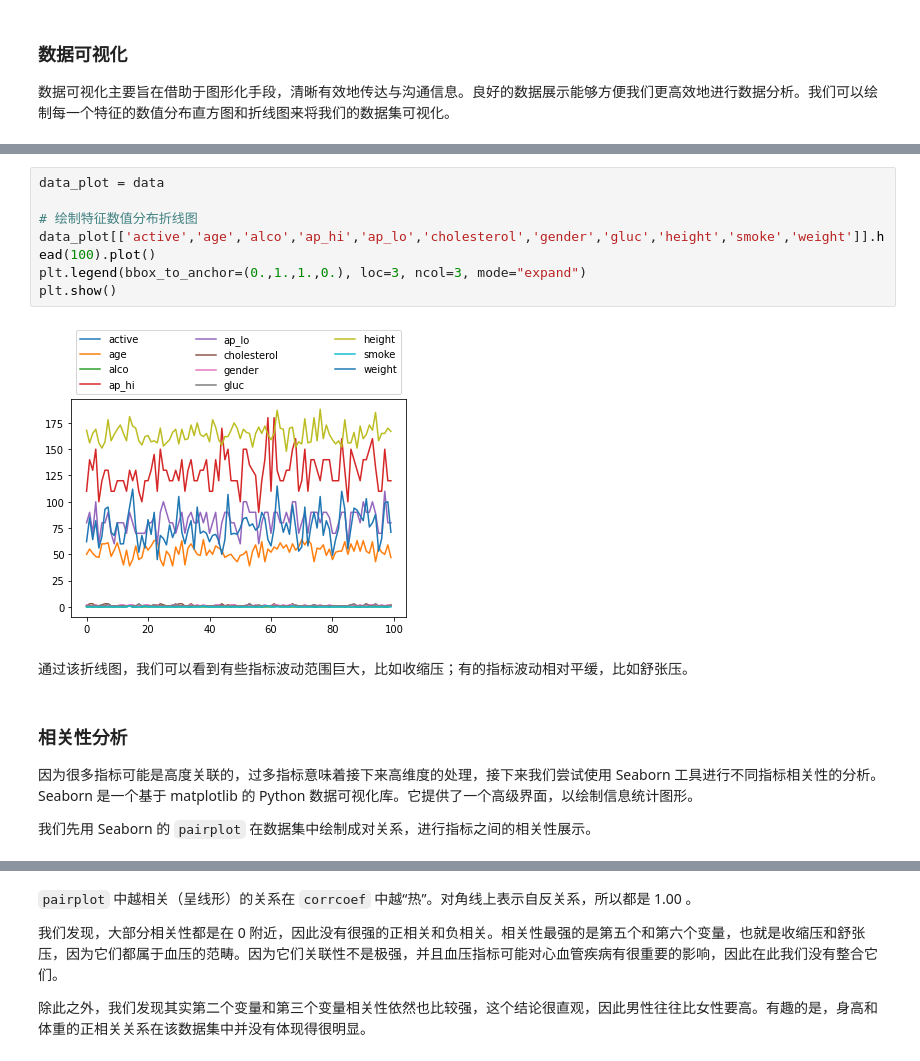
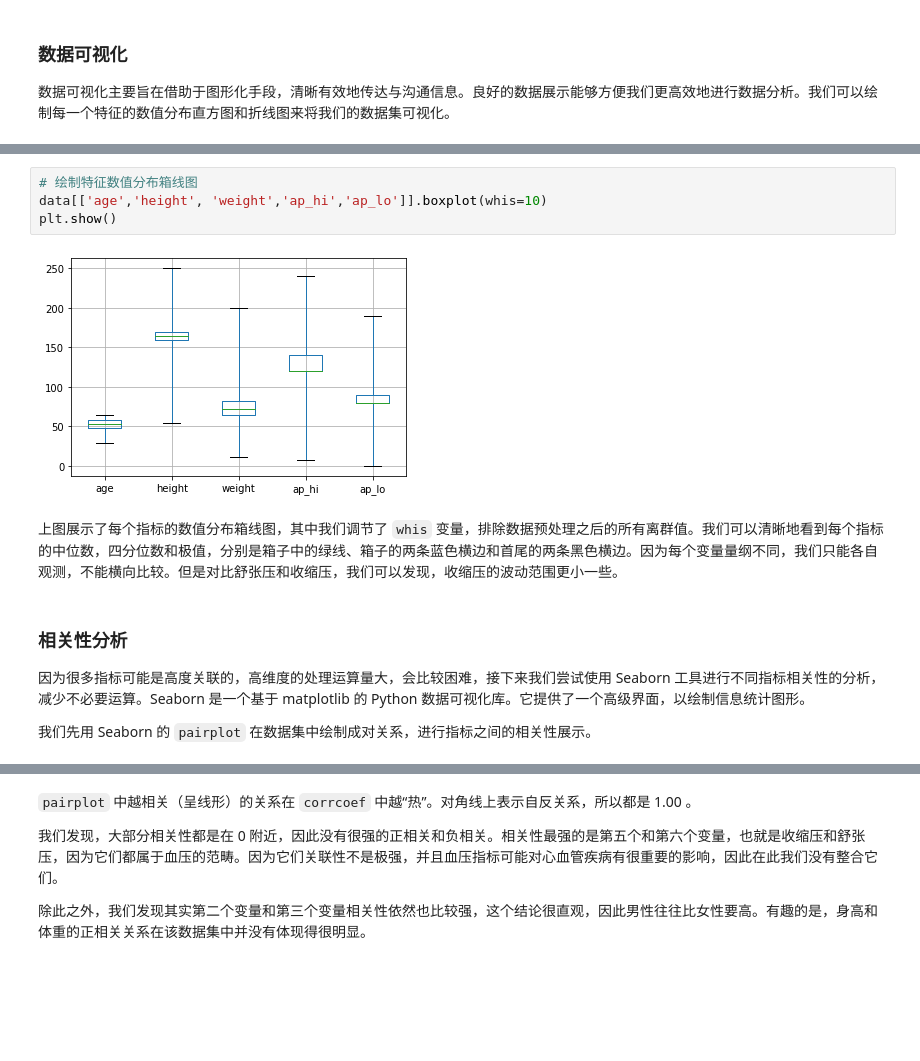
Before and after one commit to LovelyBuggies/Python_Cardiovascular_Disease_Predict, a Jupyter notebook: predict.ipynb, the cells around one changed output, grey strips where cells are left out. Drawn from its saved outputs; the diff is of its cells as text; blank space fills up the shorter version.

```diff
--- a/predict.ipynb
+++ b/predict.ipynb
@@ -146,18 +158,15 @@ plt.show()
-# %%
-data_plot = data
-
-# 绘制特征数值分布折线图
-data_plot[['active','age','alco','ap_hi','ap_lo','cholesterol','gender','gluc','height','smoke','weight']].head(100).plot()
-plt.legend(bbox_to_anchor=(0.,1.,1.,0.), loc=3, ncol=3, mode="expand")
-plt.show()
-# %% [output]
-[figure, removed]
-# %% [markdown]
-通过该折线图，我们可以看到有些指标波动范围巨大，比如收缩压；有的指标波动相对平缓，比如舒张压。
+# %%
+# 绘制特征数值分布箱线图
+data[['age','height', 'weight','ap_hi','ap_lo']].boxplot(whis=10)
+plt.show()
+# %% [output]
+[figure, added]
+# %% [markdown]
+上图展示了每个指标的数值分布箱线图，其中我们调节了 `whis` 变量，排除数据预处理之后的所有离群值。我们可以清晰地看到每个指标的中位数，四分位数和极值，分别是箱子中的绿线、箱子的两条蓝色横边和首尾的两条黑色横边。因为每个变量量纲不同，我们只能各自观测，不能横向比较。但是对比舒张压和收缩压，我们可以发现，收缩压的波动范围更小一些。
 # %% [markdown]
 ### 相关性分析
 
-因为很多指标可能是高度关联的，过多指标意味着接下来高维度的处理，接下来我们尝试使用 Seaborn 工具进行不同指标相关性的分析。Seaborn 是一个基于 matplotlib 的 Python 数据可视化库。它提供了一个高级界面，以绘制信息统计图形。
+因为很多指标可能是高度关联的，高维度的处理运算量大，会比较困难，接下来我们尝试使用 Seaborn 工具进行不同指标相关性的分析，减少不必要运算。Seaborn 是一个基于 matplotlib 的 Python 数据可视化库。它提供了一个高级界面，以绘制信息统计图形。
 
 我们先用 Seaborn 的 `pairplot` 在数据集中绘制成对关系，进行指标之间的相关性展示。
 # %%
```
Also changed, not shown: parts of 40 cells of this notebook.
